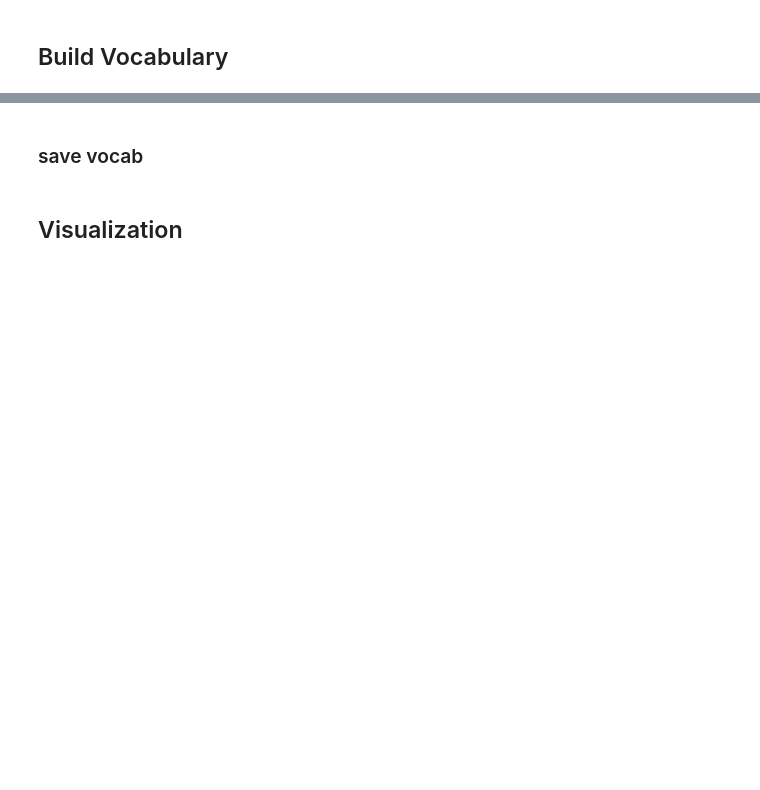
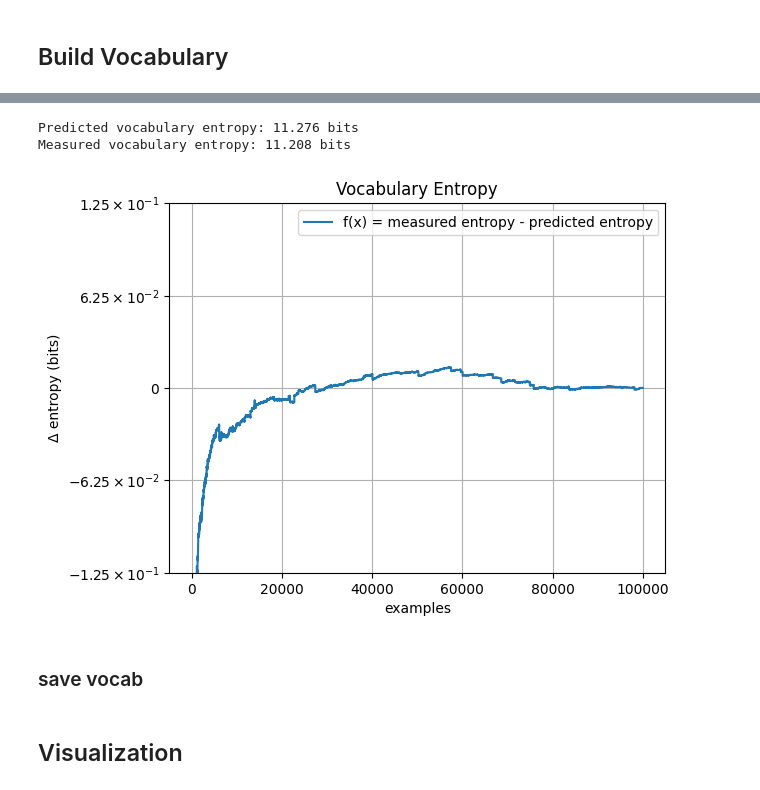
Before and after one commit to aletheap/tokenizer, a Jupyter notebook: test.ipynb, the cells around one changed output, grey strips where cells are left out. Drawn from its saved outputs; the diff is of its cells as text; code cells hidden in the pictures; blank space fills up the shorter version.

```diff
--- a/test.ipynb
+++ b/test.ipynb
@@ -4,6 +4,8 @@
 import cProfile
 import time
 from collections import Counter
+import csv
+
 
 import matplotlib.pyplot as plt
 import numpy as np
@@ -24,13 +26,7 @@ MAX_TOKEN_LEN: int = 40  # maximum length of token
 RANDOM_SEED = 42
 
 # don't change these
-MAX_ENTROPY = round(float(np.log2(MAX_VOCAB_SIZE)), 2)
-ASCII_PUNCTUATION = [bytes([i]) for i in range(32,48)] + [bytes([i]) for i in range(58,65)] + [bytes([i]) for i in range(91,97)] + [bytes([i]) for i in range(123,127)]
-ASCII_DIGITS = [bytes([i]) for i in range(48,58)]
-ASCII_LOWERCASE = [bytes([i]) for i in range(97,123)]
-ASCII_UPPERCASE = [bytes([i]) for i in range(65,91)]
-ASCII_CONTROL = [bytes([i]) for i in range(0,32)]
-ASCII_OTHER = [bytes([i]) for i in range(127,256)]
+MAX_ENTROPY = round(float(np.log2(MAX_VOCAB_SIZE)), 1)
 # %% [markdown]
 ## Load dataset
 # %%
@@ -200,4 +217,4 @@ class Vocabulary(dict):
         return vocab, time_stamps, token_freq_log
 # %%
 #cProfile.run('vocab, time_stamps, token_freq_log = Vocabulary.create()')
-vocab, time_stamps, token_freq_log = Vocabulary.create(ds, unmergable_tokens=[])
+vocab, time_stamps, token_freq_log = Vocabulary.create(ds, no_merge_on_right=ASCII_PUNCTUATION)
@@ -206,3 +226,71 @@ vocab.most_common()
+# %%
+def entropy(x):
+    s = sum(x)
+    if s > 0:
+        p = np.array(x) / s
+        with np.errstate(invalid='ignore'):
+            h = -p * np.log2(p)
+            h = np.nan_to_num(h).sum()
+    else:
+        h = 0
+    return h
+
+def tokenize(text, vocab):
+    text = bytes(text, 'utf-8')
+    tokens = []
+    while text:
+        for L in range(vocab.max_token_len, 0, -1):
+            token = text[:L]
+            if token in vocab:
+                tokens.append(token)
+                text = text[len(token):]
+                break
+    return tokens
+
+def measure_vocab_entropy(vocab, ds, n_examples):
+    freqs = Counter()
+    with tqdm(desc=f"entropy (measured/predicted)", total=vocab.entropy(precision=3), initial=vocab.entropy(precision=3), unit="bit", leave=True) as entropy_pb:
+        with tqdm(desc="examples", total=n_examples, unit="example") as examples_pb:
+            hs = [0]
+            for example in ds.to_iterable_dataset().shuffle(buffer_size=10_000).take(n_examples):
+                tokens = tokenize(example['text'], vocab)
+                freqs.update(tokens)
+                for t in vocab:
+                    if t not in freqs:
+                        freqs[t] = 0
+                examples_pb.update(1)
+                h = entropy(list(freqs.values()))
+                hs.append(h)
+                entropy_pb.n = round(h, 3)
+                entropy_pb.refresh()
+            return h, hs
+
+h, progress = measure_vocab_entropy(vocab, ds, 100_000)
+
+print(f"Predicted vocabulary entropy: {vocab.entropy(precision=3)} bits")
+print(f"Measured vocabulary entropy: {h:.3f} bits")
+# %% [output]
+Predicted vocabulary entropy: 11.276 bits
+Measured vocabulary entropy: 11.208 bits
+# %%
+y = np.array(progress) - h
+y = y[y != 0]
+x = np.arange(len(y))
+#plt.plot(x, np.abs(h - hs), label="abs(predicted - measured)")
+plt.plot(x, y, label="f(x) = measured entropy - predicted entropy")
+plt.yscale("symlog")
+plt.xlabel("examples")
+plt.ylabel("Δ entropy (bits)")
+plt.title("Vocabulary Entropy")
+plt.legend()
+#bound = .025
+bound = 1/8
+plt.ylim(-bound, bound)
+plt.yticks(np.arange(-bound, bound+ bound/4, bound/2))
+plt.grid()
+plt.show()
+# %% [output]
+[figure, added]
 # %% [markdown]
 ### save vocab
 # %%
```
Also changed, not shown: parts of 10 cells of this notebook, 3 other files.
